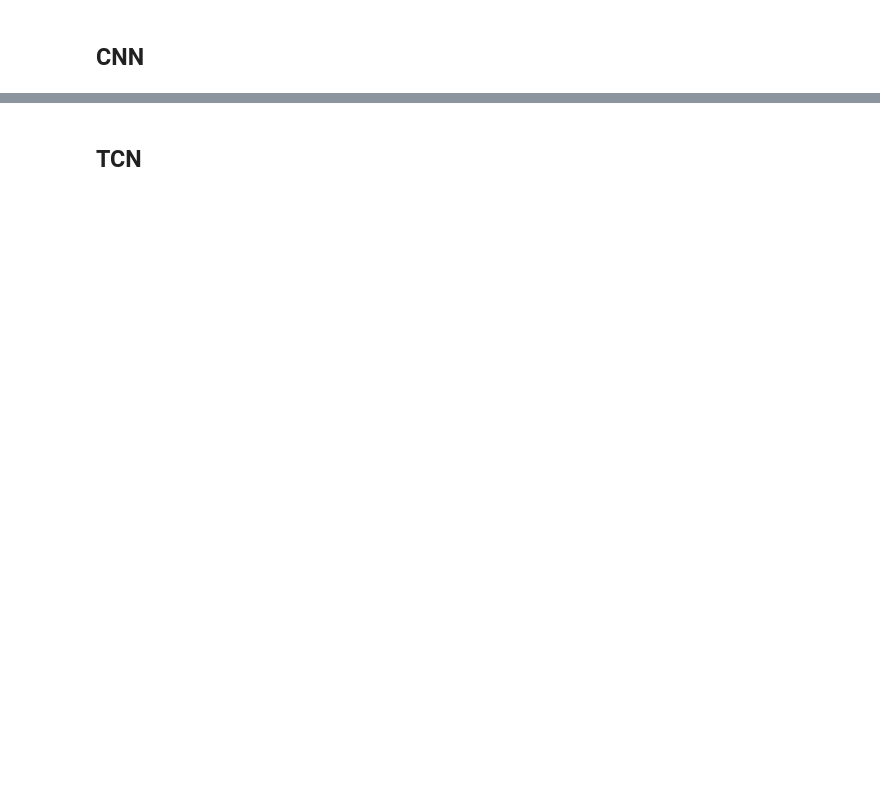
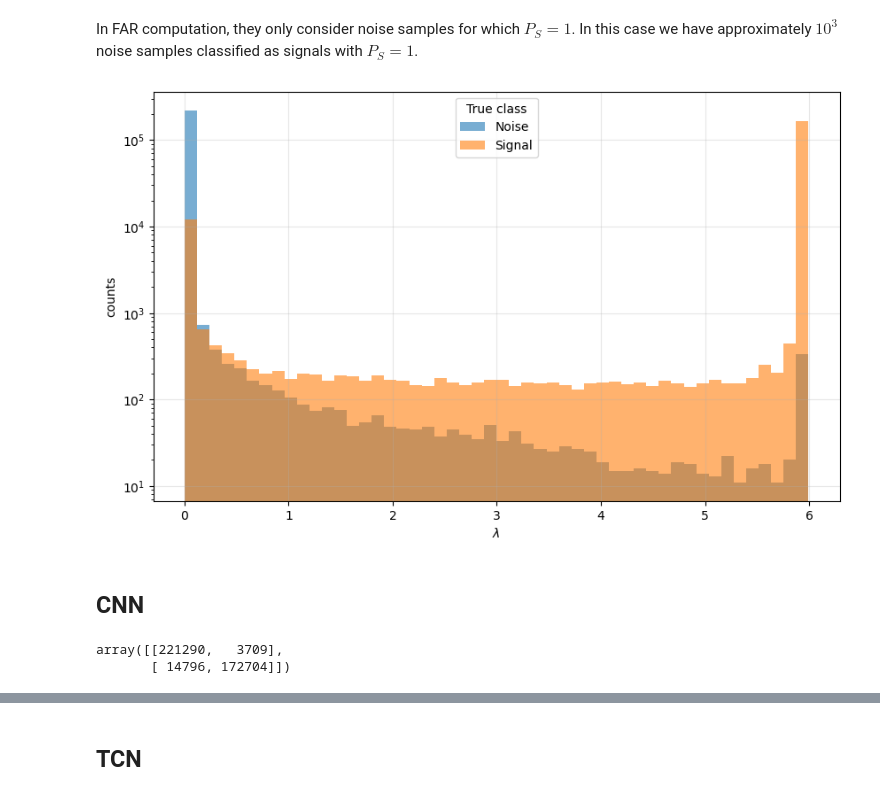
Before and after one commit to giuliadoda/GW_TS_classification, a Jupyter notebook: final_nb.ipynb, the cells around one changed output, grey strips where cells are left out. Cells and saved outputs as stored; diff of their text form; code cells hidden in the pictures; blank space fills up the shorter version.

```diff
--- a/final_nb.ipynb
+++ b/final_nb.ipynb
@@ -68,2 +227,8 @@ plots.plot_TS(ts2)
+# %% [markdown]
+In FAR computation, they only consider noise samples for which $P_S = 1$. In this case we have approximately $10^3$ noise samples classified as signals with $P_S = 1$.
+# %%
+plot_PS_lambda('CNN paper', 0.999999*cnn_p_probs, cnn_p_labels)
+# %% [output]
+[figure, added]
 # %% [markdown]
 ## CNN
@@ -69,0 +331,5 @@ plots.plot_TS(ts2)
+# %%
+cnn_cm
+# %% [output]
+array([[221290,   3709],
+       [ 14796, 172704]])
```
Also changed, not shown: parts of 46 cells of this notebook, 1 other file.
